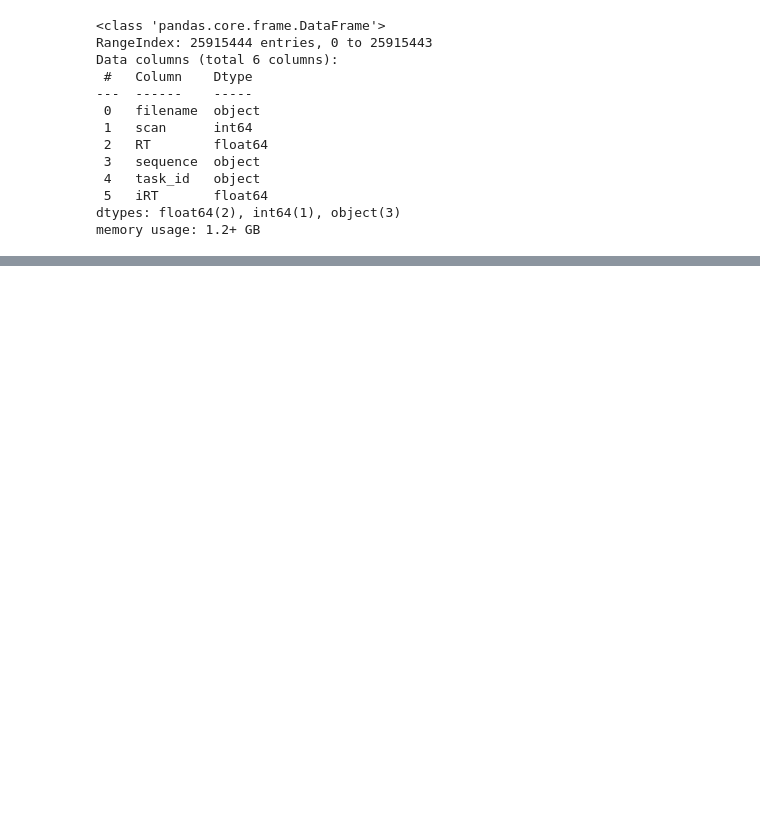
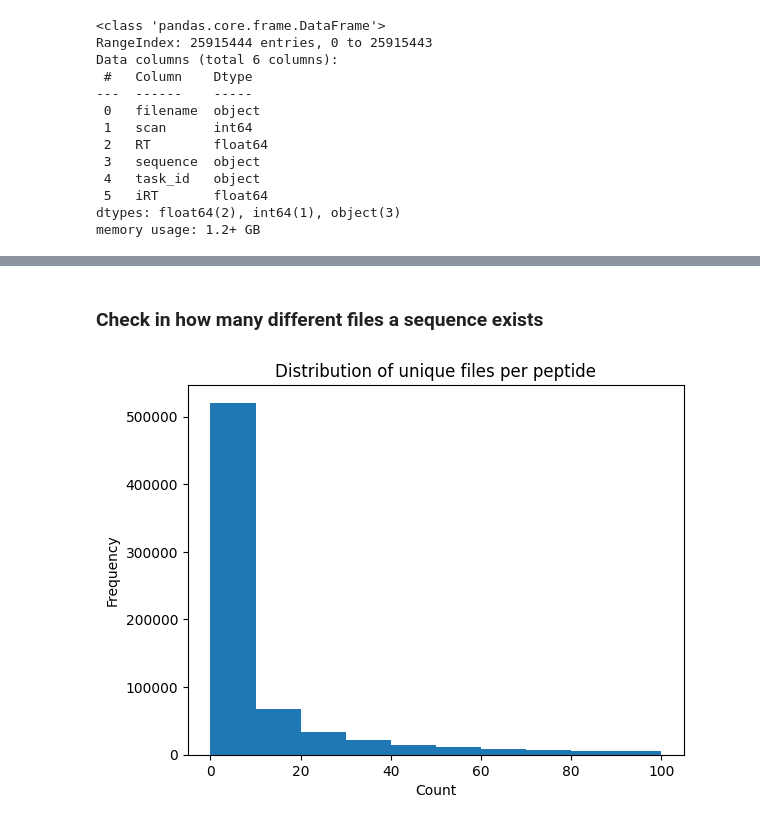
Before and after one commit to WannesLamberts/Thesis-retention-time, a Jupyter notebook: massive_kb_research/analysis.ipynb, the cells around one changed output, grey strips where cells are left out. Saved outputs shown, nothing was run; the diff lists cells and outputs as text; code cells hidden in the pictures; blank space fills up the shorter version.

```diff
--- a/massive_kb_research/analysis.ipynb
+++ b/massive_kb_research/analysis.ipynb
@@ -78,0 +81,11 @@ df.head(10)
+# %% [markdown]
+### Check in how many different files a sequence exists
+# %%
+overlap_across_file = df.groupby('sequence')['filename'].nunique().reset_index(name='count')
+overlap_across_file["count"].plot.hist(range=(0, 100))
+plt.title("Distribution of unique files per peptide")
+plt.xlabel("Count")
+plt.ylabel("Frequency")
+plt.show()
+# %% [output]
+[figure, added]
```
Also changed, not shown: parts of 38 cells of this notebook, 2 other files.
